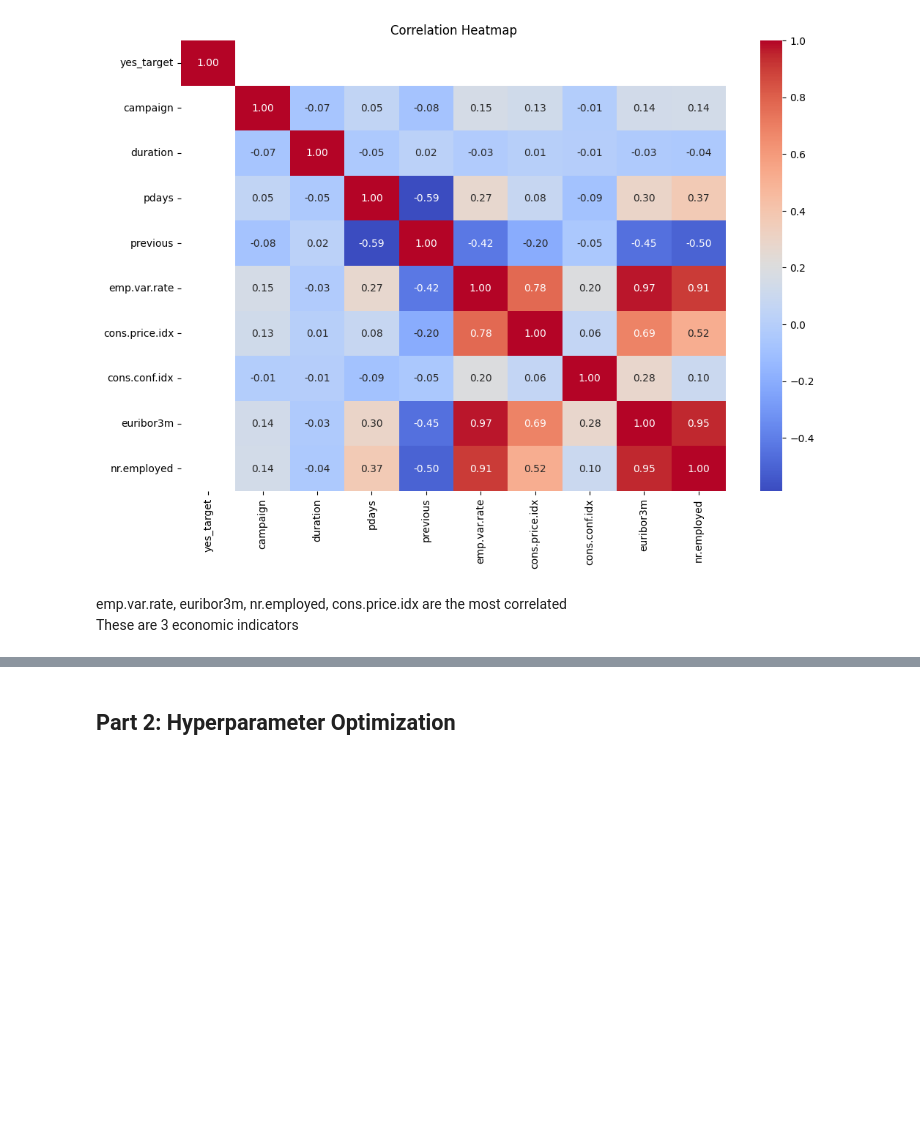
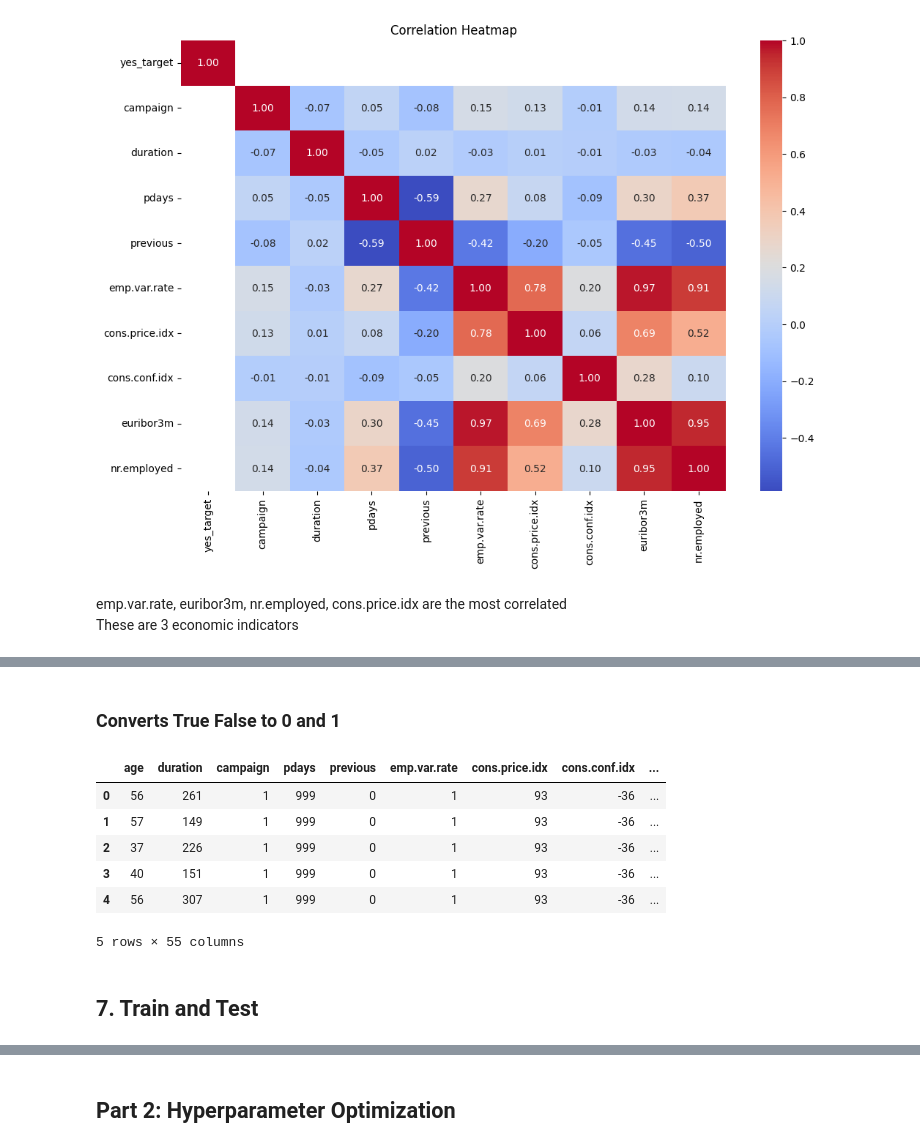
Before and after one commit to qtjefferies/logistic-regression-project-tutorial, a Jupyter notebook: regression.ipynb, the cells around one changed output, grey strips where cells are left out. Cells and saved outputs as stored; diff of their text form; code cells hidden in the pictures; blank space fills up the shorter version.

```diff
--- a/regression.ipynb
+++ b/regression.ipynb
@@ -171,0 +145,3 @@ These are 3 economic indicators
+# %%
+bank_df_encoded = pd.get_dummies(bank_df_clean, drop_first=True)
+print(bank_df_encoded)
@@ -171,0 +166,15 @@ These are 3 economic indicators
+# %% [markdown]
+### Converts True False to 0 and 1
+# %%
+bank_df_encoded = bank_df_encoded.astype(int)
+bank_df_encoded.head()
+# %% [output]
+|  | age | duration | campaign | pdays | previous | emp.var.rate | cons.price.idx | cons.conf.idx | ... |
+| 0 | 56 | 261 | 1 | 999 | 0 | 1 | 93 | -36 | ... |
+| 1 | 57 | 149 | 1 | 999 | 0 | 1 | 93 | -36 | ... |
+| 2 | 37 | 226 | 1 | 999 | 0 | 1 | 93 | -36 | ... |
+| 3 | 40 | 151 | 1 | 999 | 0 | 1 | 93 | -36 | ... |
+| 4 | 56 | 307 | 1 | 999 | 0 | 1 | 93 | -36 | ... |
+5 rows × 55 columns
+# %% [markdown]
+## 7. Train and Test
```
Also changed, not shown: parts of 20 cells of this notebook.
